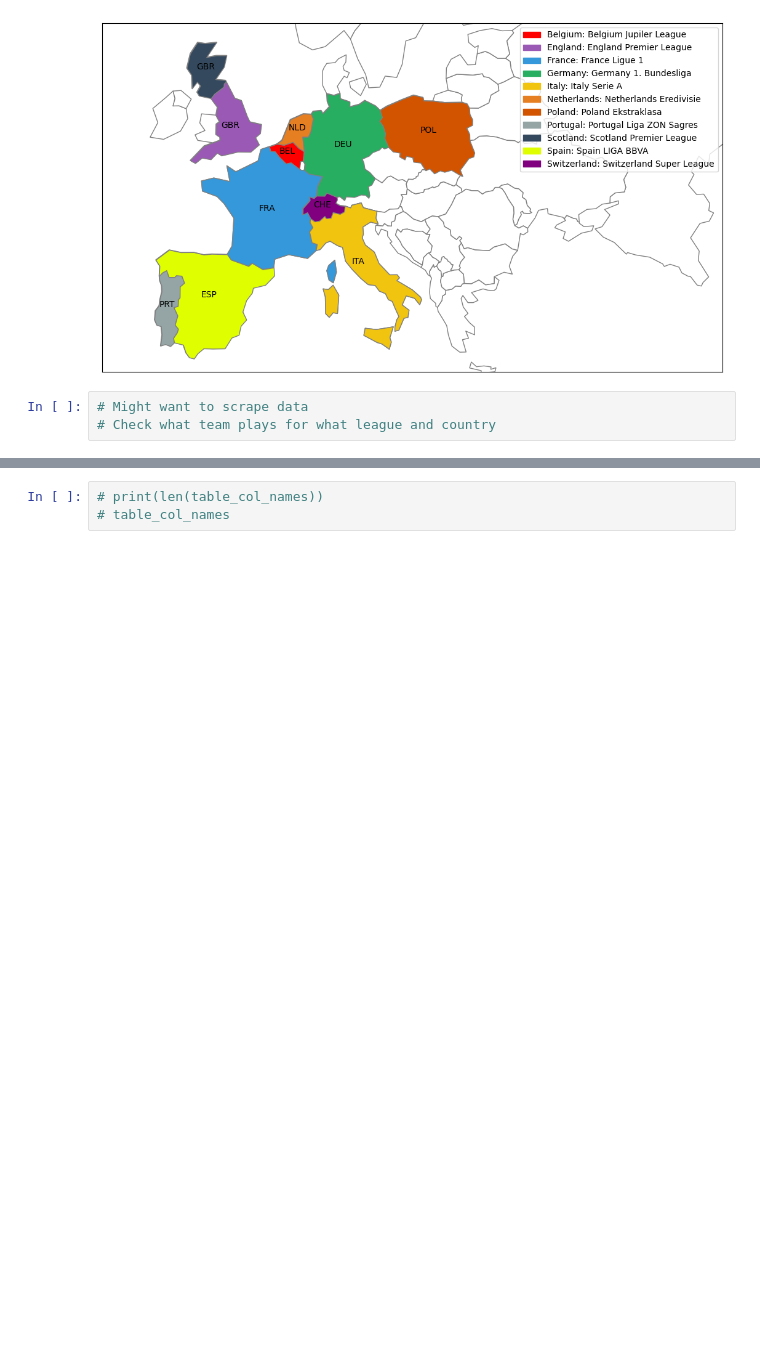
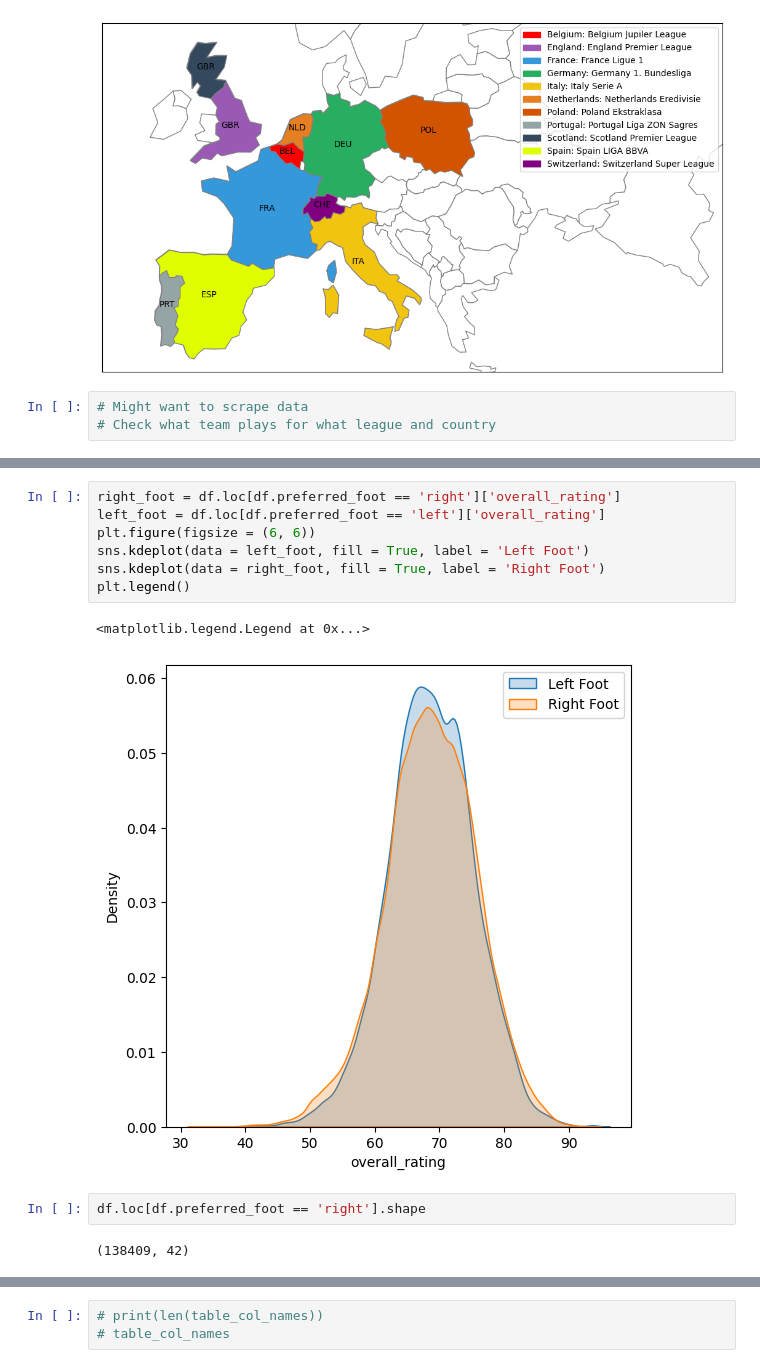
Before and after one commit to nihal-DS/Euro-Soccer-Analysis, a Jupyter notebook: Euro_Soccer1.ipynb, the cells around one changed output, grey strips where cells are left out. Saved outputs shown, nothing was run; the diff lists cells and outputs as text; blank space fills up the shorter version.

```diff
--- a/Euro_Soccer1.ipynb
+++ b/Euro_Soccer1.ipynb
@@ -215,0 +254,14 @@ Name: team, dtype: int64
+# %%
+right_foot = df.loc[df.preferred_foot == 'right']['overall_rating']
+left_foot = df.loc[df.preferred_foot == 'left']['overall_rating']
+plt.figure(figsize = (6, 6))
+sns.kdeplot(data = left_foot, fill = True, label = 'Left Foot')
+sns.kdeplot(data = right_foot, fill = True, label = 'Right Foot')
+plt.legend()
+# %% [output]
+<matplotlib.legend.Legend at 0x...>
+[figure, added]
+# %%
+df.loc[df.preferred_foot == 'right'].shape
+# %% [output]
+(138409, 42)
```
Also changed, not shown: parts of 10 cells of this notebook.
